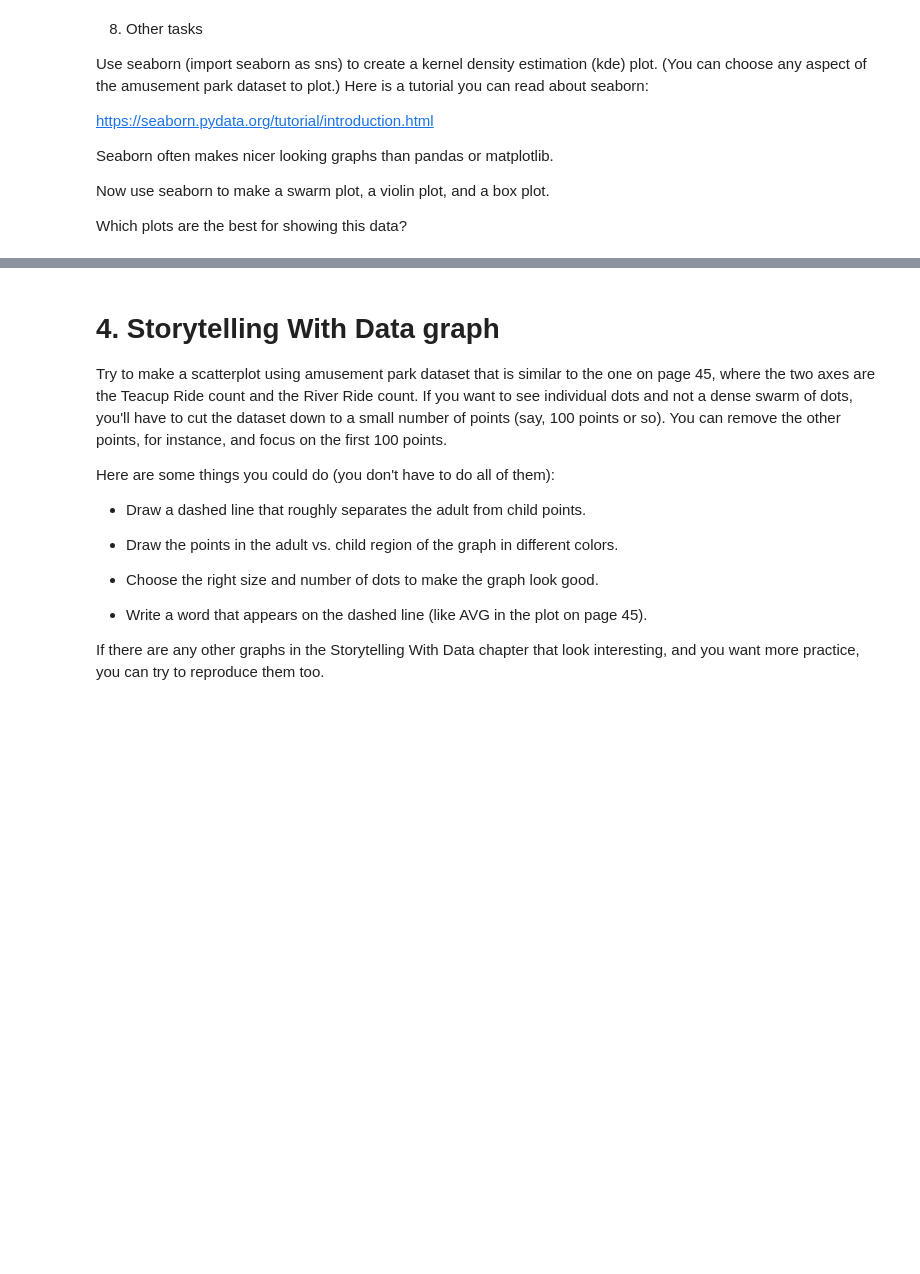
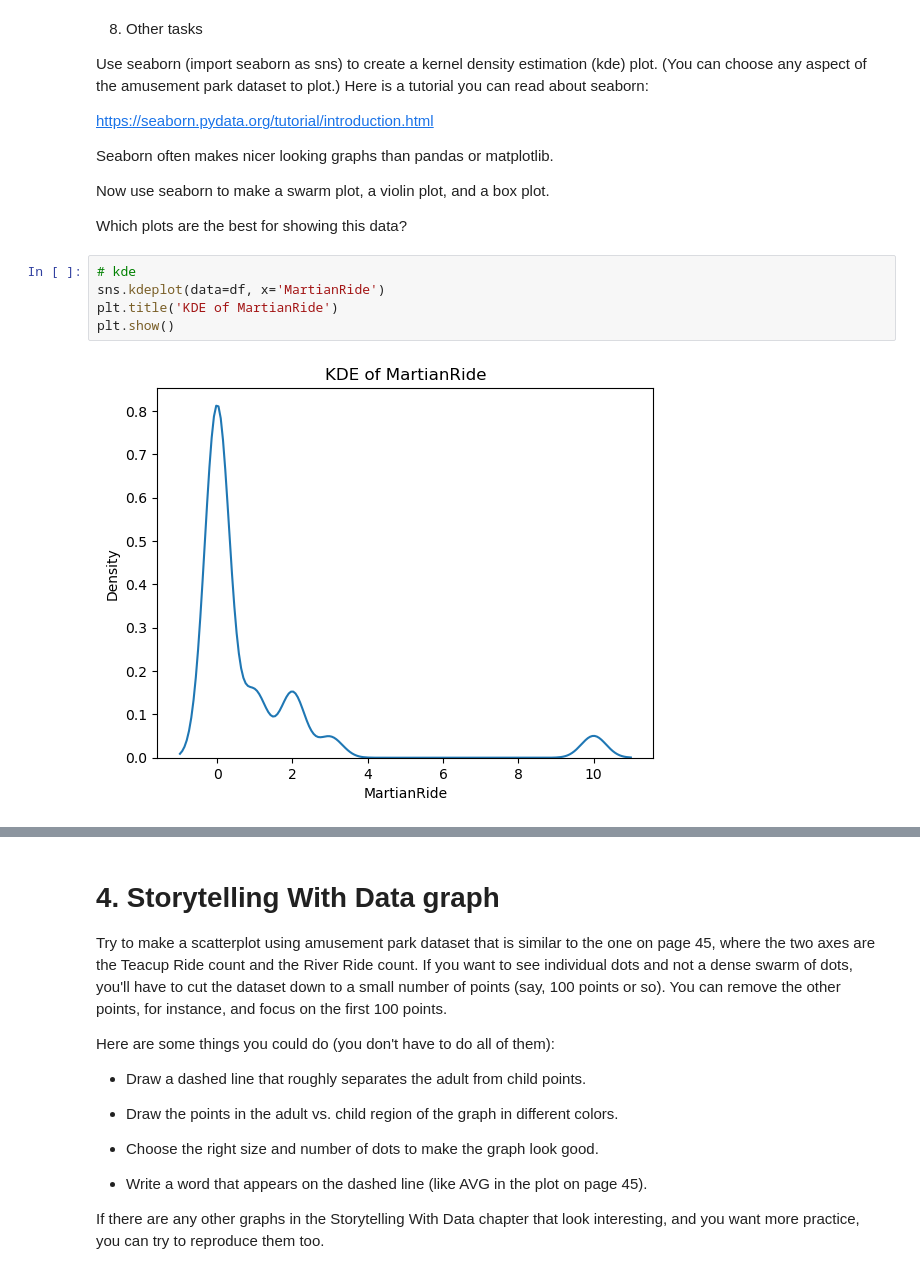
Before and after one commit to keshleem/dx699-summerai-homework3, a Jupyter notebook: Week3.ipynb, the cells around one changed output, grey strips where cells are left out. Saved outputs shown, nothing was run; the diff lists cells and outputs as text; blank space fills up the shorter version.

Commit message:
working on Problem 8 graphs

```diff
--- a/Week3.ipynb
+++ b/Week3.ipynb
@@ -366,3 +376,10 @@ Seaborn often makes nicer looking graphs than pandas or matplotlib.
 Now use seaborn to make a swarm plot, a violin plot, and a box plot.
 
 Which plots are the best for showing this data?
+# %%
+# kde
+sns.kdeplot(data=df, x='MartianRide')
+plt.title('KDE of MartianRide')
+plt.show()
+# %% [output]
+[figure, added]
```
Also changed, not shown: parts of 2 cells of this notebook.
